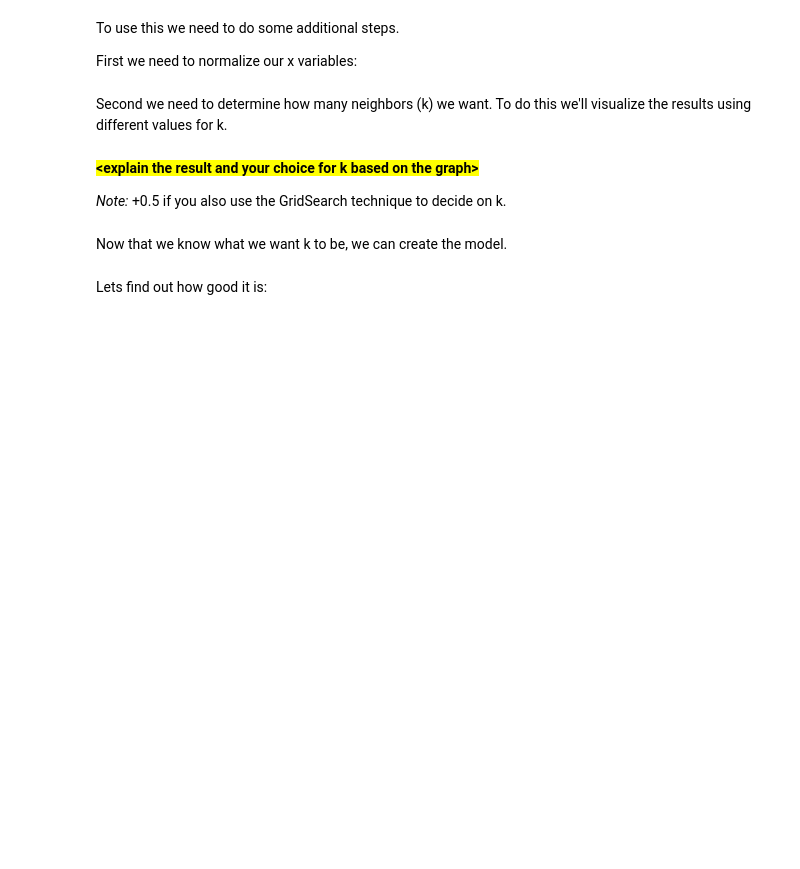
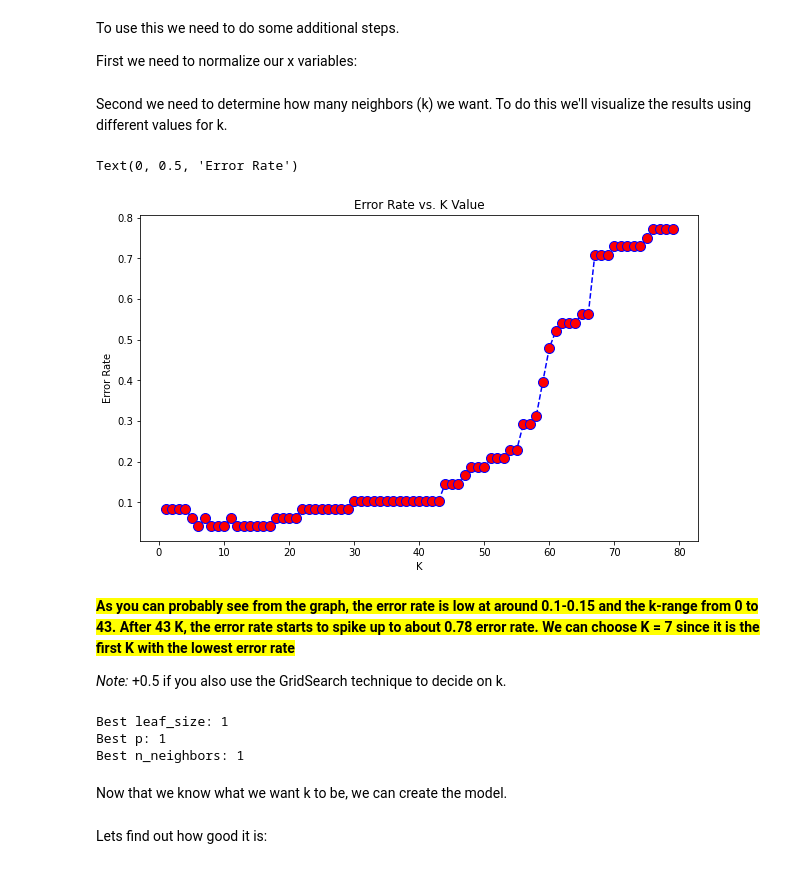
Before and after one commit to MohaymenSameen/MachineLearning-Assignments, a Jupyter notebook: Classification/Classification - Assignment Notebook.ipynb, the cells around one changed output. Saved outputs shown, nothing was run; the diff lists cells and outputs as text; code cells hidden in the pictures; blank space fills up the shorter version.

```diff
--- a/Classification/Classification - Assignment Notebook.ipynb
+++ b/Classification/Classification - Assignment Notebook.ipynb
@@ -353,6 +352,51 @@ Second we need to determine how many neighbors (k) we want. To do this we'll vis
-# %% [markdown]
-**<span style ='background:yellow'>\<explain the result and your choice for k based on the graph></span>**
-
-*Note:* +0.5 if you also use the GridSearch technique to decide on k.
+# %%
+# Code to create the graph with Error Rate vs. K-values.
+
+#I got 14 by checking the shape for the X_train set to the power of 0.5
+knn = KNeighborsClassifier(n_neighbors=14)
+
+error_rate=[]
+for i in range(1,80):
+    knn = KNeighborsClassifier(n_neighbors=i)
+    knn.fit(X_trainScaled, y_train)
+    pred_i = knn.predict(X_testScaled)
+    error_rate.append(np.mean(pred_i != y_test))
+
+plt.figure(figsize=(10,6))
+plt.plot(range(1,80),error_rate,color='blue', linestyle='dashed', marker='o',
+         markerfacecolor='red', markersize=10)
+plt.title('Error Rate vs. K Value')
+plt.xlabel('K')
+plt.ylabel('Error Rate')
+# %% [output]
+Text(0, 0.5, 'Error Rate')
+[figure, added]
+# %% [markdown]
+**<span style ='background:yellow'>As you can probably see from the graph, the error rate is low at around 0.1-0.15 and the k-range from 0 to 43. After 43 K, the error rate starts to spike up to about 0.78 error rate. We can choose K = 7 since it is the first K with the lowest error rate</span>**
+
+*Note:* +0.5 if you also use the GridSearch technique to decide on k.
+# %%
+#Lets use a grid search to decide on K as well.
+
+## List Hyperparameters that we want to tune.
+leaf_size = list(range(1,50))
+n_neighbors = list(range(1,30))
+p=[1,2]
+##Convert to dictionary
+hyperparameters = dict(leaf_size=leaf_size, n_neighbors=n_neighbors, p=p)
+##Create new KNN object
+knn_2 = KNeighborsClassifier()
+##Use GridSearch
+clf = GridSearchCV(knn_2, hyperparameters, cv=10)
+##Fit the model
+best_model = clf.fit(X_trainScaled, y_train)
+##Print The value of best Hyperparameters
+print('Best leaf_size:', best_model.best_estimator_.get_params()['leaf_size'])
+print('Best p:', best_model.best_estimator_.get_params()['p'])
+print('Best n_neighbors:', best_model.best_estimator_.get_params()['n_neighbors'])
+# %% [output]
+Best leaf_size: 1
+Best p: 1
+Best n_neighbors: 1
 # %% [markdown]
 Now that we know what we want k to be, we can create the model.
```
Also changed, not shown: parts of 39 cells of this notebook.
